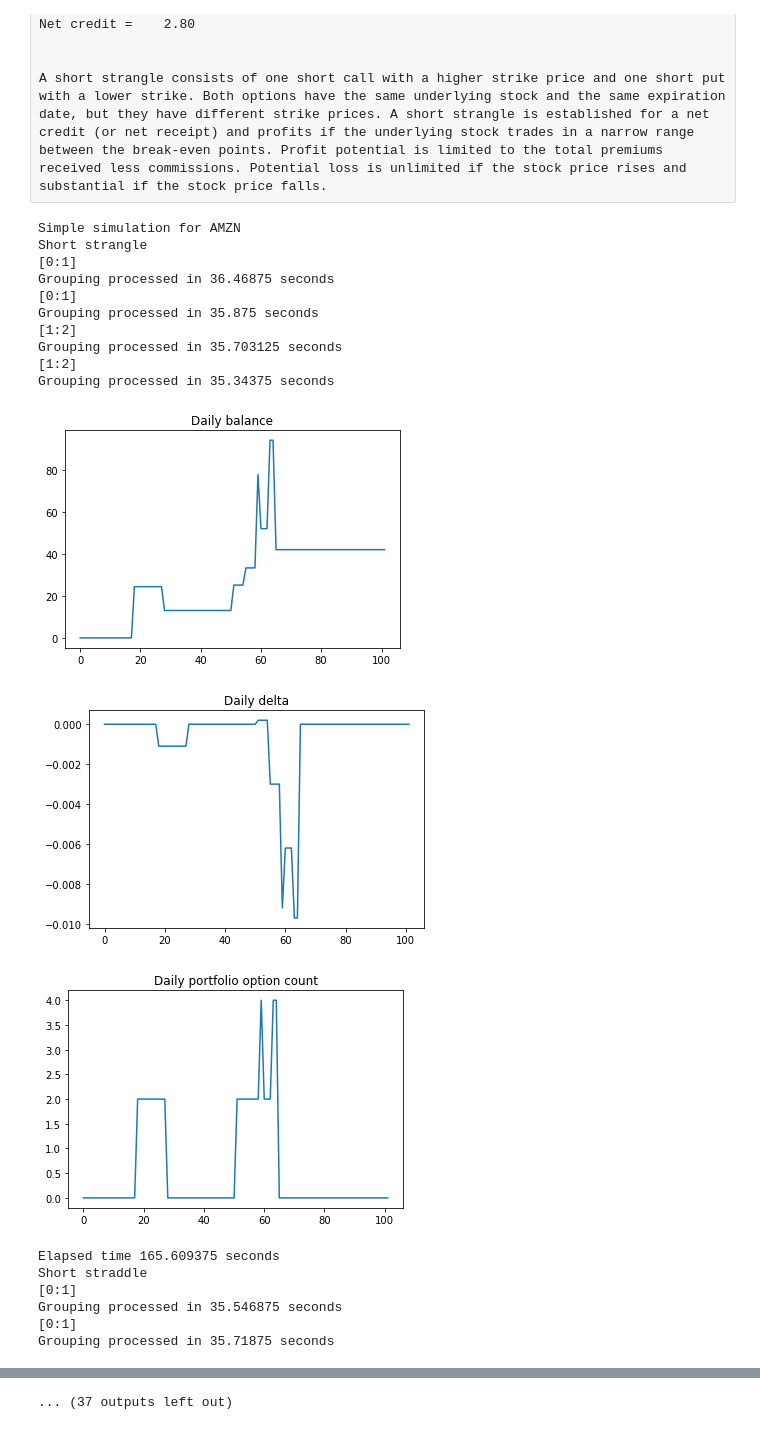
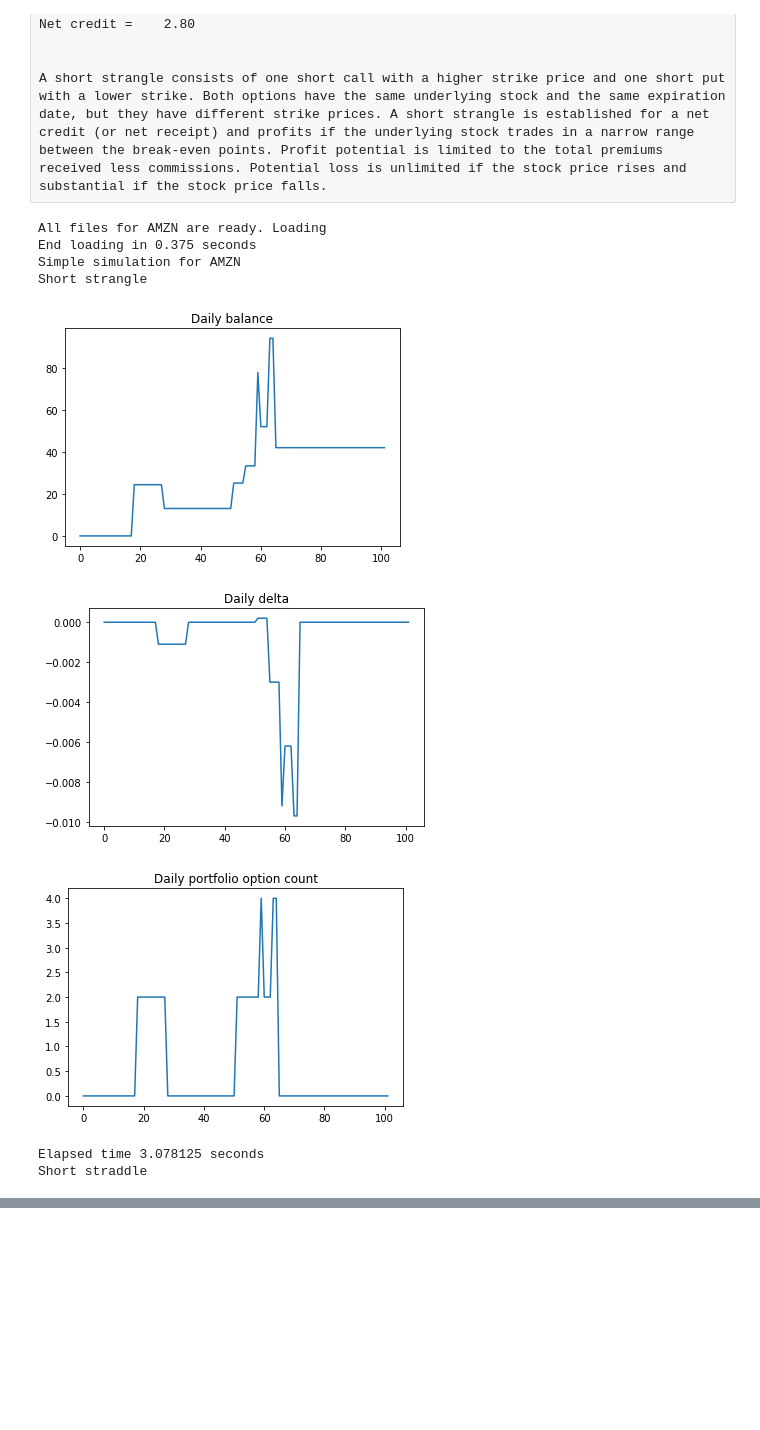
Before and after one commit to su23/WquProfitingFromTimeDecayAnalysis, a Jupyter notebook: short_strangle.ipynb, the cells around one changed output, grey strips where cells are left out. Saved outputs shown, nothing was run; the diff lists cells and outputs as text; code cells hidden in the pictures; blank space fills up the shorter version.

Commit message:
optimize load

```diff
--- a/short_strangle.ipynb
+++ b/short_strangle.ipynb
@@ -21,8 +22,8 @@ importlib.reload(cf)
 warnings.filterwarnings('ignore')
 # %%
 class ShortStrangle(cf.TradingStrategy):
-    def __init__(self, asset_name):
-        cf.TradingStrategy.__init__(self, asset_name, 2)
+    def __init__(self, loader: cf.DataLoader, asset_name):
+        cf.TradingStrategy.__init__(self, loader, asset_name, 2)
 
     def _get_option_count(self):
         return 2
@@ -40,8 +41,8 @@ class ShortStrangle(cf.TradingStrategy):
         return []
 
 class ShortStraddle(cf.TradingStrategy):
-    def __init__(self, asset_name):
-        cf.TradingStrategy.__init__(self, asset_name, 1)
+    def __init__(self, loader: cf.DataLoader, asset_name):
+        cf.TradingStrategy.__init__(self, loader, asset_name, 1)
 
     def _get_option_count(self):
         return 2
@@ -59,33 +60,25 @@ class ShortStraddle(cf.TradingStrategy):
         return []
 # %%
 assets = ['AMZN', 'GOOGL', 'NFLX', 'MSFT', 'FB', 'BA']
-#assets = ['AMZN']
+# assets = ['AMZN']
 for asset_name in assets:
+    loader = cf.DataLoader(asset_name)
+    loader.load()
     print(f"Simple simulation for {asset_name}")
     print("Short strangle")
-    ShortStrangle(asset_name).simulate()
+    ShortStrangle(loader, asset_name).simulate()
     print("Short straddle")
-    ShortStraddle(asset_name).simulate()
+    ShortStraddle(loader, asset_name).simulate()
 # %% [output]
+All files for AMZN are ready. Loading
+End loading in 0.375 seconds
 Simple simulation for AMZN
 Short strangle
-[0:1]
-Grouping processed in 36.46875 seconds
-[0:1]
-Grouping processed in 35.875 seconds
-[1:2]
-Grouping processed in 35.703125 seconds
-[1:2]
-Grouping processed in 35.34375 seconds
 [figure]
-[figure, old version]
+[figure, new version]
 [figure]
-Elapsed time 165.609375 seconds
+Elapsed time 3.078125 seconds
 Short straddle
-[0:1]
-Grouping processed in 35.546875 seconds
-[0:1]
-Grouping processed in 35.71875 seconds
 [figure]
 [figure]
 [figure]
@@ -106 +85,0 @@ Grouping processed in 34.09375 seconds
-... (37 outputs left out)
```
Also changed, not shown: parts of 2 cells of this notebook, 2 other files.
